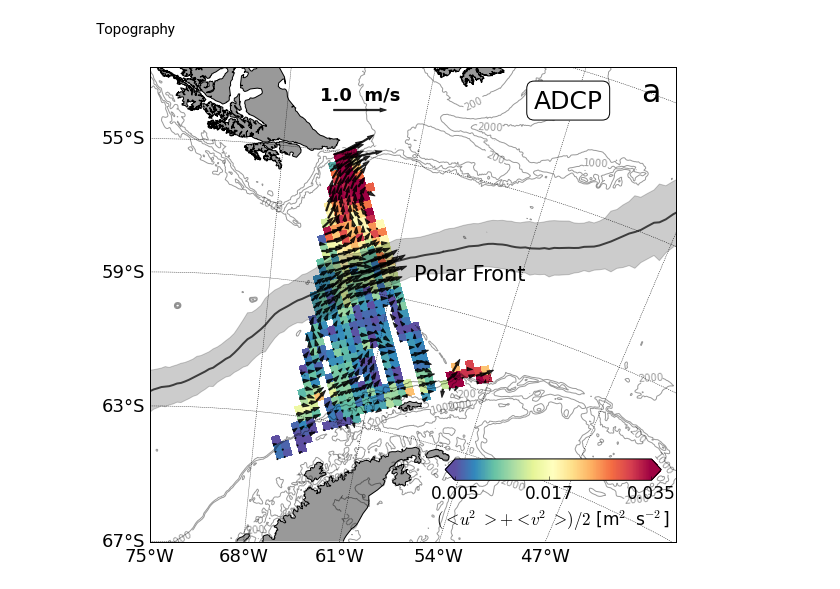
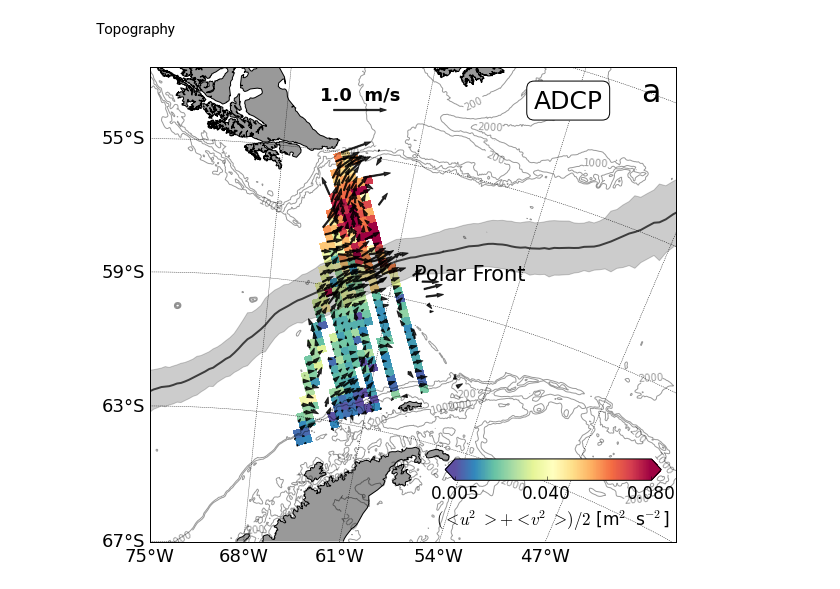
Before and after one commit to cesar-rocha/dp_spectra, a Jupyter notebook: adcp/plot_mean_var.ipynb, the cells around one changed output. Drawn from its saved outputs; the diff is of its cells as text; code cells hidden in the pictures.

Commit message:
Updates mean and var plots; now uses Teri's matfile as source

```diff
--- a/adcp/plot_mean_var.ipynb
+++ b/adcp/plot_mean_var.ipynb
@@ -30,8 +33,9 @@ dpmap = dp_map.drake_passage_map(fig_label="a",fig_title="ADCP")
 m = dpmap.m
 # %%
 # dataset
-data = np.load('outputs/mean_currents3.npz')
-xgm,ygm = m(data['xg'],data['yg'])
+#data = np.load('outputs/mean_currents3.npz')
+data = io.loadmat('outputs/mean_var_26m.mat')
+xgm,ygm = m(data['lon'],data['lat'])
 
 fronts = Dataset('outputs/SO_polar_fronts.v3.nc','r')
 lon_fronts = np.array(fronts.variables['lon'][:])
@@ -54,13 +58,20 @@ xlu,ylu = m(lenn['xip'],lenn['yipm']+lenn['yips'])
 xll,yll = m(lenn['xip'],lenn['yipm']-lenn['yips'])
 # %%
 # masking
-U26 = np.ma.masked_array(data['U26'],data['NDOF26']<5)
-V26 = np.ma.masked_array(data['V26'],data['NDOF26']<5)
-var_U26 = np.ma.masked_array(data['var_U26'],data['NDOF26']<5)
-var_V26 = np.ma.masked_array(data['var_V26'],data['NDOF26']<5)
-var26=(var_U26+var_V26)/2.
-e26 = var_U26/var_V26; f = (e26<1.); #e26[f] = 1./e26[f]
-e26s = float((e26.mask == False).sum())
+#U26 = np.ma.masked_array(data['U26'],data['NDOF26']<5)
+#V26 = np.ma.masked_array(data['V26'],data['NDOF26']<5)
+#var_U26 = np.ma.masked_array(data['var_U26'],data['NDOF26']<5)
+#var_V26 = np.ma.masked_array(data['var_V26'],data['NDOF26']<5)
+#var26=(var_U26+var_V26)/2.
+#e26 = var_U26/var_V26; f = (e26<1.); #e26[f] = 1./e26[f]
+#e26s = float((e26.mask == False).sum())
+
+U26, V26 = data['u'], data['v']
+eke = data['eke']
+fmask = np.isnan(eke)
+eke = np.ma.masked_array(eke,fmask)
+U26 = np.ma.masked_array(U,fmask)
+V26 = np.ma.masked_array(U,fmask)
 # %% [markdown]
 Topography
 # %%
@@ -80,34 +91,35 @@ fig=plt.figure(facecolor='w', figsize=(12.,8.5))
 cs = m.contour(xgt,ygt,-zt,np.array([200,1000,2000]),colors='k',alpha=.4)
 plt.clabel(cs,inline=1,fontsize=10,fmt='%i')
 
-pc = m.pcolor(xgm,ygm,var26,cmap='Spectral_r',vmin=0.005,vmax=0.03)
+pc = m.pcolor(xgm,ygm,eke,cmap='Spectral_r',vmin=0.005,vmax=0.08)
 
 Q = m.quiver(xgm,ygm,U26,V26,color='k',scale=10,linewidths=1.,alpha=.8)
 
 
 # quiver legend
 qk = plt.quiverkey(Q, .4, .91, 1., '1.0  m/s',color='k',\
                    fontproperties={'weight': 'bold','size': '18'})
 
 m.plot(xpf,ypf,'k',linewidth=2.,alpha=.7)
 plt.fill_between(xpf,ypfl,ypfu, color='k', alpha=0.2)
 plt.text(884397.07, 876462.09,'Polar Front',fontsize=21)
 
 m.fillcontinents(color='.60',lake_color='none')
 m.drawcoastlines()
 
 dpmap.draw_par_mer()
 dpmap.set_label(pos=(1650212,1475371))
 dpmap.set_title(pos=(1400212,1475371))
 
 axColor = plt.axes([.55,.225,.25,.035])
 cb = plt.colorbar(pc, cax = axColor, orientation="horizontal",
                   extend='both')
 
 cb.set_label(u'$(<u^2>+<v^2>)/2$ [m$^2$ s$^{-2}$]',fontsize=17)
-cb.set_ticks(np.array([0.005,0.017,0.035]))
+cb.set_ticks(np.array([0.005,0.04,0.08]))
 cb.ax.tick_params(labelsize=17)
 
-plt.savefig('figs/adcp_var26',dpi=300,bbox_inches='tight')
+#plt.savefig('figs/adcp_var26.',dpi=300,bbox_inches='tight')
+plt.savefig('figs/adcp_var26.eps',format='eps',bbox_inches='tight')
 # %% [output]
-[figure, old version]
+[figure, new version]
```
Also changed, not shown: parts of 1 cell of this notebook, 1 other file.
